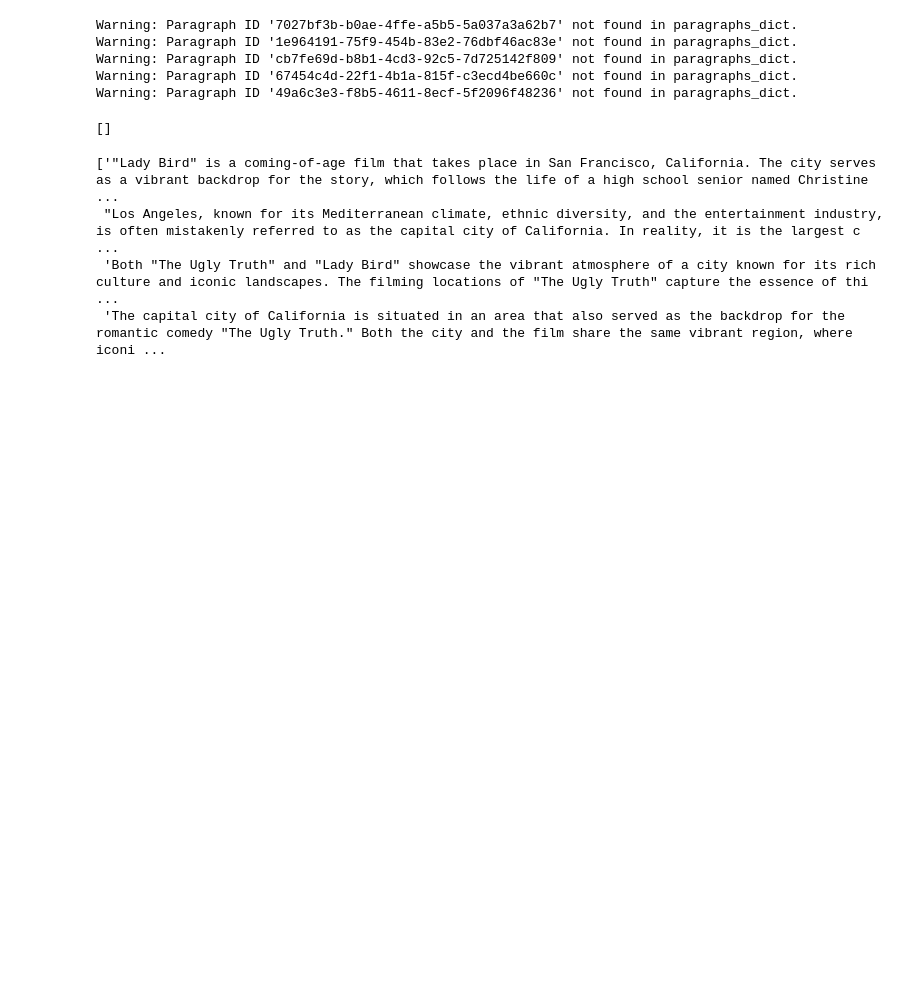
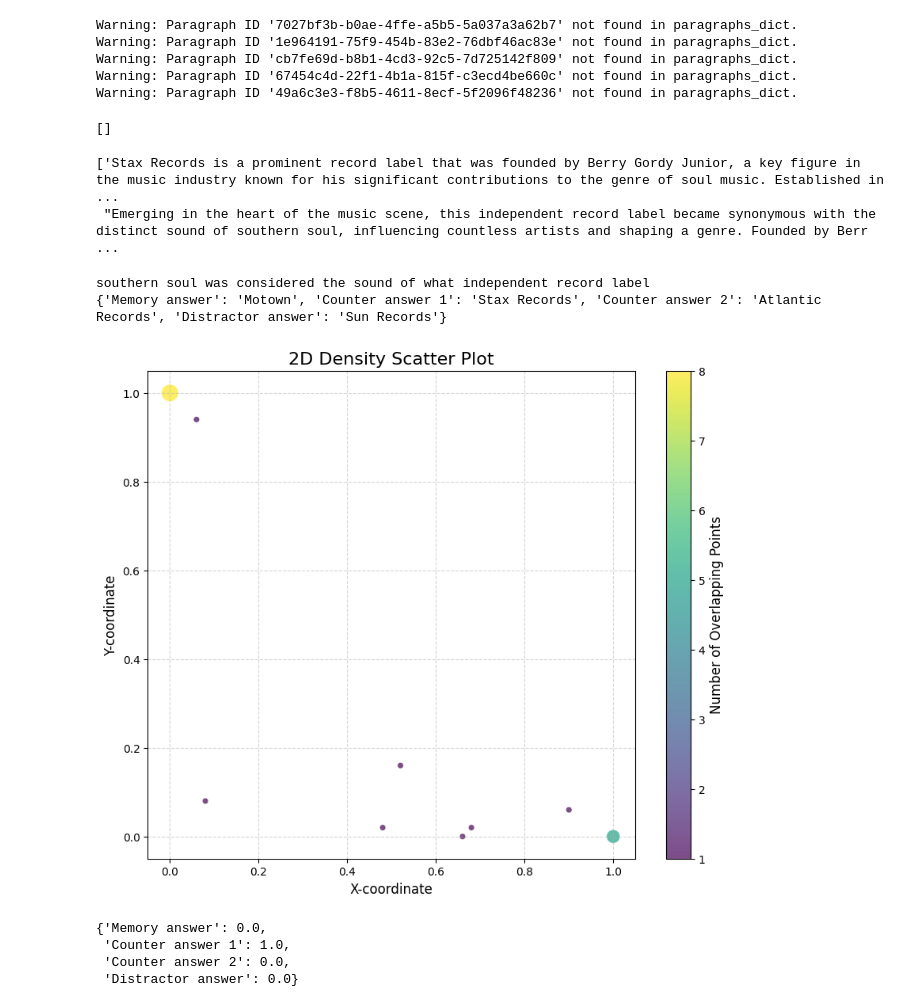
Before and after one commit to danielhk753/CLECK, a Jupyter notebook: notebooks/evaluation.ipynb, the cells around one changed output. Saved outputs shown, nothing was run; the diff lists cells and outputs as text; code cells hidden in the pictures; blank space fills up the shorter version.

```diff
--- a/notebooks/evaluation.ipynb
+++ b/notebooks/evaluation.ipynb
@@ -48,16 +48,16 @@ def get_context(sample, paragraphs_dict):
             if 'Paragraph' in step:
                 paragraph_ids.add(step['Paragraph'])
 
-    # Collect IDs from Reasoning path 2
-    if 'Reasoning path 2' in sample and sample['Reasoning path 2']:
-        for step in sample['Reasoning path 2']:
-            if 'Paragraph' in step:
-                paragraph_ids.add(step['Paragraph'])
+    # # Collect IDs from Reasoning path 2
+    # if 'Reasoning path 2' in sample and sample['Reasoning path 2']:
+    #     for step in sample['Reasoning path 2']:
+    #         if 'Paragraph' in step:
+    #             paragraph_ids.add(step['Paragraph'])
 
-    # Collect IDs from Distractor paragraphs
-    if 'Distractor paragraphs' in sample and sample['Distractor paragraphs']:
-        for pid in sample['Distractor paragraphs']:
-            paragraph_ids.add(pid)
+    # # Collect IDs from Distractor paragraphs
+    # if 'Distractor paragraphs' in sample and sample['Distractor paragraphs']:
+    #     for pid in sample['Distractor paragraphs']:
+    #         paragraph_ids.add(pid)
 
     # Retrieve texts for all collected unique paragraph IDs
     context_texts = []
@@ -137,11 +137,30 @@ def get_sample(dataset, sid):
         if sample['ID'] == sid:
             return sample
 # %%
-sample = get_sample(dataset_qa, find_samples_with_known_paragraphs(dataset_qa, dataset_paragraphs)[0])
+sample = get_sample(dataset_qa, find_samples_with_known_paragraphs(dataset_qa, dataset_paragraphs)[4])
 # %%
 get_context(sample, dataset_paragraphs)
 # %% [output]
-['"Lady Bird" is a coming-of-age film that takes place in San Francisco, California. The city serves as a vibrant backdrop for the story, which follows the life of a high school senior named Christine ...
- "Los Angeles, known for its Mediterranean climate, ethnic diversity, and the entertainment industry, is often mistakenly referred to as the capital city of California. In reality, it is the largest c ...
- 'Both "The Ugly Truth" and "Lady Bird" showcase the vibrant atmosphere of a city known for its rich culture and iconic landscapes. The filming locations of "The Ugly Truth" capture the essence of thi ...
- 'The capital city of California is situated in an area that also served as the backdrop for the romantic comedy "The Ugly Truth." Both the city and the film share the same vibrant region, where iconi ...
+['Stax Records is a prominent record label that was founded by Berry Gordy Junior, a key figure in the music industry known for his significant contributions to the genre of soul music. Established in ...
+ "Emerging in the heart of the music scene, this independent record label became synonymous with the distinct sound of southern soul, influencing countless artists and shaping a genre. Founded by Berr ...
+# %%
+question = sample['Question']
+context = get_context(sample, dataset_paragraphs)
+# %%
+print(question)
+print(sample['Answer'])
+# %% [output]
+southern soul was considered the sound of what independent record label
+{'Memory answer': 'Motown', 'Counter answer 1': 'Stax Records', 'Counter answer 2': 'Atlantic Records', 'Distractor answer': 'Sun Records'}
+# %%
+from knowledge_maze.evaluation.ask_llm import ask_llm, judge_answer
+
+res = []
+
+for i in range(20):
+    sample = get_sample(dataset_qa, find_samples_with_known_paragraphs(dataset_qa, dataset_paragraphs)[i])
+    question = sample['Question']
+    context = get_context(sample, dataset_paragraphs)
+    answers = await ask_llm(question, context, num_retries=50)
+    summary_results = await judge_answer(answers, options=sample['Answer'])
+    res.append((summary_results['Memory answer'], summary_results['Counter answer 1']))
@@ -147,0 +227,11 @@ get_context(sample, dataset_paragraphs)
+# %%
+plot_density_dots(res)
+# %% [output]
+[figure, added]
+# %%
+summary_results
+# %% [output]
+{'Memory answer': 0.0,
+ 'Counter answer 1': 1.0,
+ 'Counter answer 2': 0.0,
+ 'Distractor answer': 0.0}
```
Also changed, not shown: parts of 2 cells of this notebook, 1 other file.
